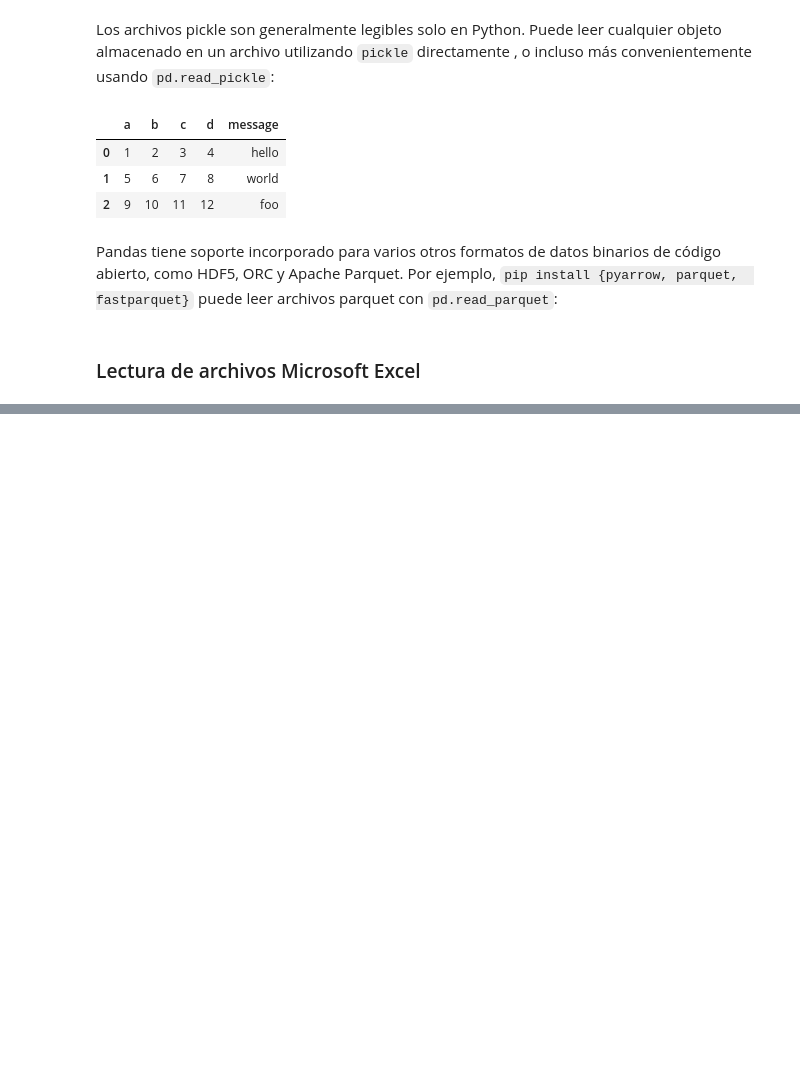
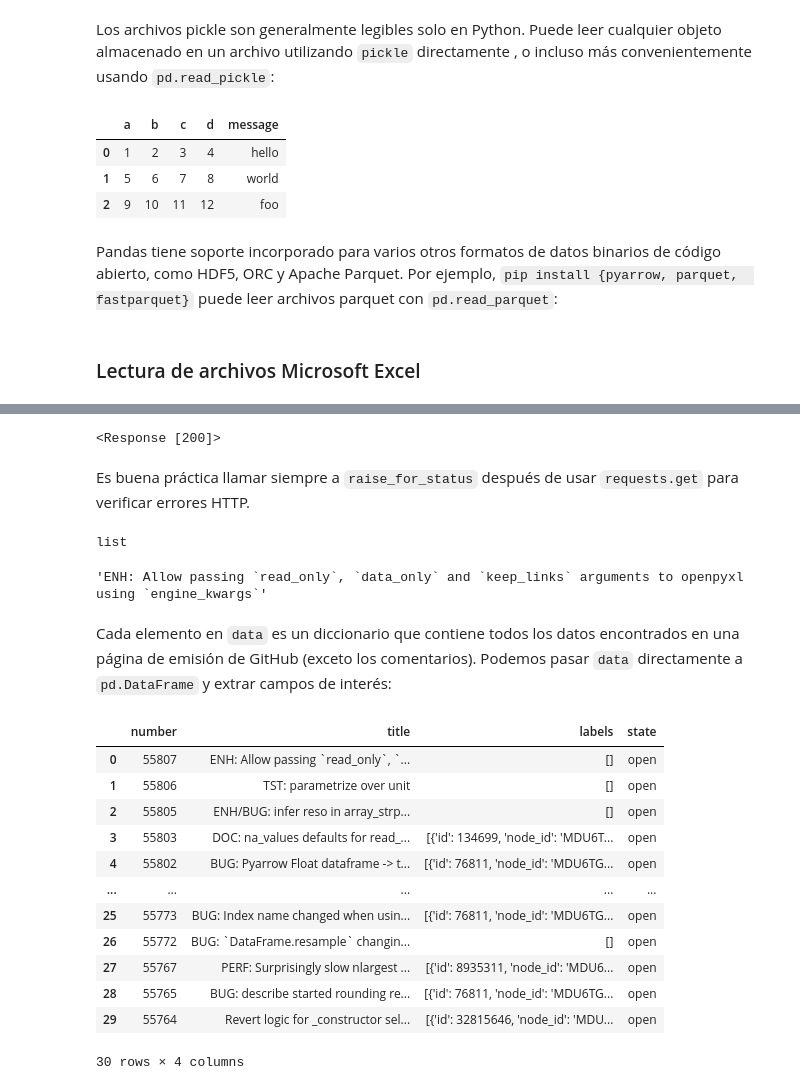
Before and after one commit to taquero-programador/Data-Analysis, a Jupyter notebook: Python for Data Analysis/chapter-06-data/data_loading-storage-file_formats.ipynb, the cells around one changed output, grey strips where cells are left out. Saved outputs shown, nothing was run; the diff lists cells and outputs as text; code cells hidden in the pictures; blank space fills up the shorter version.

Commit message:
docs(chapter 06): data loading, storage and file formats

```diff
--- a/Python for Data Analysis/chapter-06-data/data_loading-storage-file_formats.ipynb
+++ b/Python for Data Analysis/chapter-06-data/data_loading-storage-file_formats.ipynb
@@ -662,0 +803,44 @@ fec = pd.read_parquet("fec.parquet")
+# %%
+import requests
+
+url = "https://api.github.com/repos/pandas-dev/pandas/issues"
+
+resp = requests.get(url)
+resp.raise_for_status()
+resp
+# %% [output]
+<Response [200]>
+# %% [markdown]
+Es buena práctica llamar siempre a `raise_for_status` después de usar `requests.get`
+para verificar errores HTTP.
+# %%
+data = resp.json()
+type(data)
+# %% [output]
+list
+# %%
+data[0]["title"]
+# %% [output]
+'ENH: Allow passing `read_only`, `data_only` and `keep_links` arguments to openpyxl using `engine_kwargs`'
+# %% [markdown]
+Cada elemento en `data` es un diccionario que contiene todos los datos encontrados en
+una página de emisión de GitHub (exceto los comentarios). Podemos pasar `data`
+directamente a `pd.DataFrame` y extrar campos de interés:
+# %%
+issues = pd.DataFrame(data, columns=["number", "title",
+                                    "labels", "state"])
+issues
+# %% [output]
+|  | number | title | labels | state |
+| 0 | 55807 | ENH: Allow passing `read_only`, `... | [] | open |
+| 1 | 55806 | TST: parametrize over unit | [] | open |
+| 2 | 55805 | ENH/BUG: infer reso in array_strp... | [] | open |
+| 3 | 55803 | DOC: na_values defaults for read_... | [{'id': 134699, 'node_id': 'MDU6T... | open |
+| 4 | 55802 | BUG: Pyarrow Float dataframe -> t... | [{'id': 76811, 'node_id': 'MDU6TG... | open |
+| ... | ... | ... | ... | ... |
+| 25 | 55773 | BUG: Index name changed when usin... | [{'id': 76811, 'node_id': 'MDU6TG... | open |
+| 26 | 55772 | BUG: `DataFrame.resample` changin... | [] | open |
+| 27 | 55767 | PERF: Surprisingly slow nlargest ... | [{'id': 8935311, 'node_id': 'MDU6... | open |
+| 28 | 55765 | BUG: describe started rounding re... | [{'id': 76811, 'node_id': 'MDU6TG... | open |
+| 29 | 55764 | Revert logic for _constructor sel... | [{'id': 32815646, 'node_id': 'MDU... | open |
+30 rows × 4 columns
```
Also changed, not shown: parts of 45 cells of this notebook, 5 other files.
